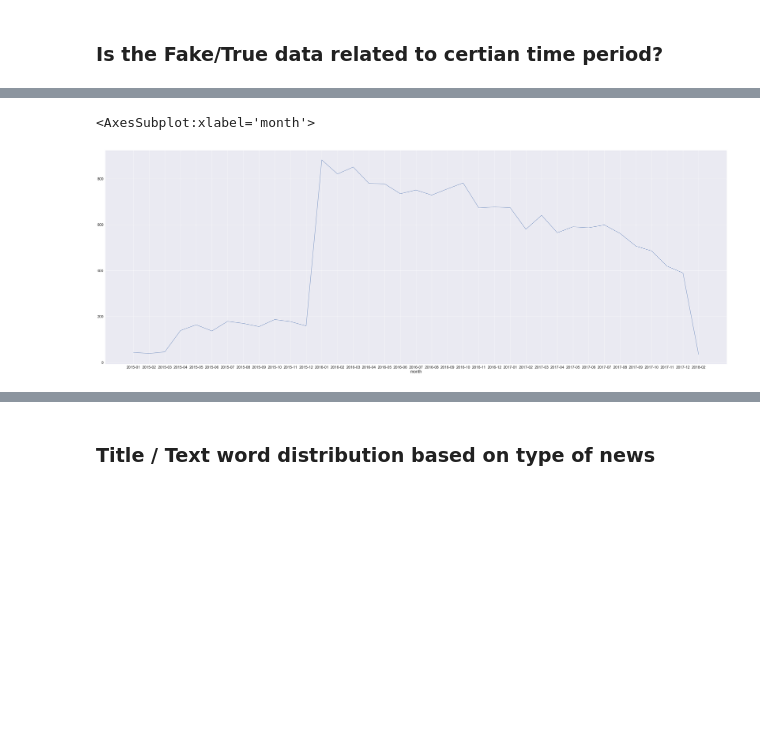
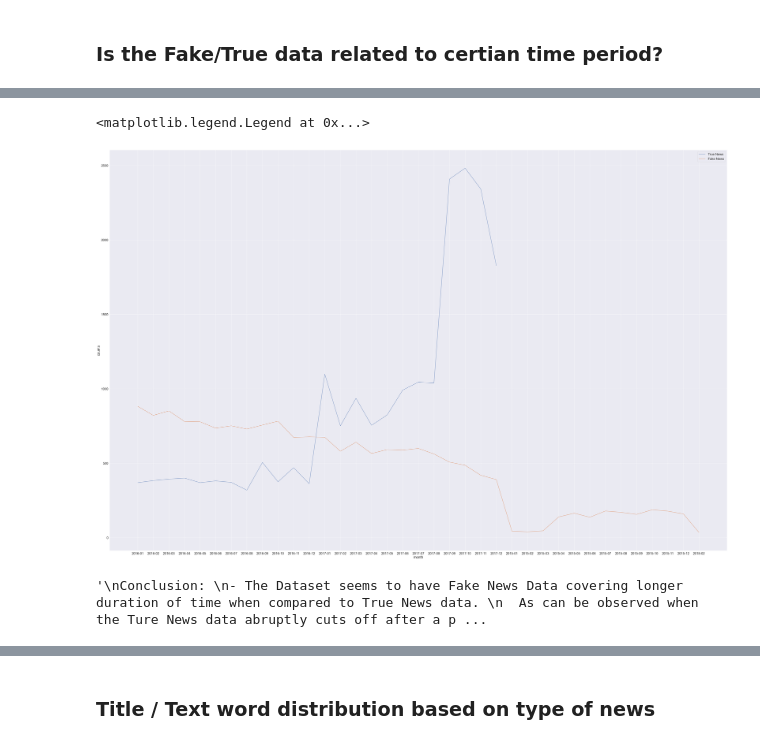
Before and after one commit to DataStroke99/iecoe-sg-technical-interview, a Jupyter notebook: submit/AdityaBhadkamkar_code_test.ipynb, the cells around one changed output, grey strips where cells are left out. Cells and saved outputs as stored; diff of their text form; code cells hidden in the pictures; blank space fills up the shorter version.

```diff
--- a/submit/AdityaBhadkamkar_code_test.ipynb
+++ b/submit/AdityaBhadkamkar_code_test.ipynb
@@ -291,0 +297,10 @@ df_temp = df_temp.groupby(['month'])['y'].sum()
+# %%
+true = df[df['y']==0]
+fake = df[df['y']==1]
+# %%
+# Count occurence of each type of data in each month
+df_temp_fake  = fake.groupby('month').apply(lambda x:x['y'].count()).reset_index(name='counts')
+df_temp_fake
+
+df_temp_true = true.groupby('month').apply(lambda x:x['y'].count()).reset_index(name='counts')
+df_temp_true
@@ -292,8 +325,27 @@ df_temp = df_temp.groupby(['month'])['y'].sum()
 # %%
-f, ax = plt.subplots(figsize=(65, 23))
+# Plotting count of each type of data in a month
+
+f, ax = plt.subplots(figsize=(75, 50))
 sns.set_style("darkgrid")
 sns.set(font_scale=2)
-sns.lineplot(x=df_temp.index,y=df_temp.values, data=df_temp)
+sns.lineplot(x=df_temp_true['month'],y=df_temp_true['counts'], data=df_temp_true)
+sns.lineplot(x=df_temp_fake['month'],y=df_temp_fake['counts'], data=df_temp_fake)
+new_labels = ['True Data', 'Fake Data']
+plt.legend(labels=['True News', 'Fake News'])
 # %% [output]
-<AxesSubplot:xlabel='month'>
+<matplotlib.legend.Legend at 0x...>
-[figure, old version]
+[figure, new version]
+# %%
+"""
+Conclusion:
+- The Dataset seems to have Fake News Data covering longer duration of time when compared to True News data.
+  As can be observed when the Ture News data abruptly cuts off after a particular month.
+  This is although an intresting thing to take into account it would not affect our model training in the future.
+
+- Fake News eventhough it stretches out for longer duration, has less count compared to True News,
+    so in the precvious analysis, the dataset appears to be nearly equally divided due to the count
+    and duration covered by each of the News Types.
+
+"""
+# %% [output]
+'\nConclusion: \n- The Dataset seems to have Fake News Data covering longer duration of time when compared to True News data. \n  As can be observed when the Ture News data abruptly cuts off after a p ...
```
Also changed, not shown: parts of 60 cells of this notebook.
